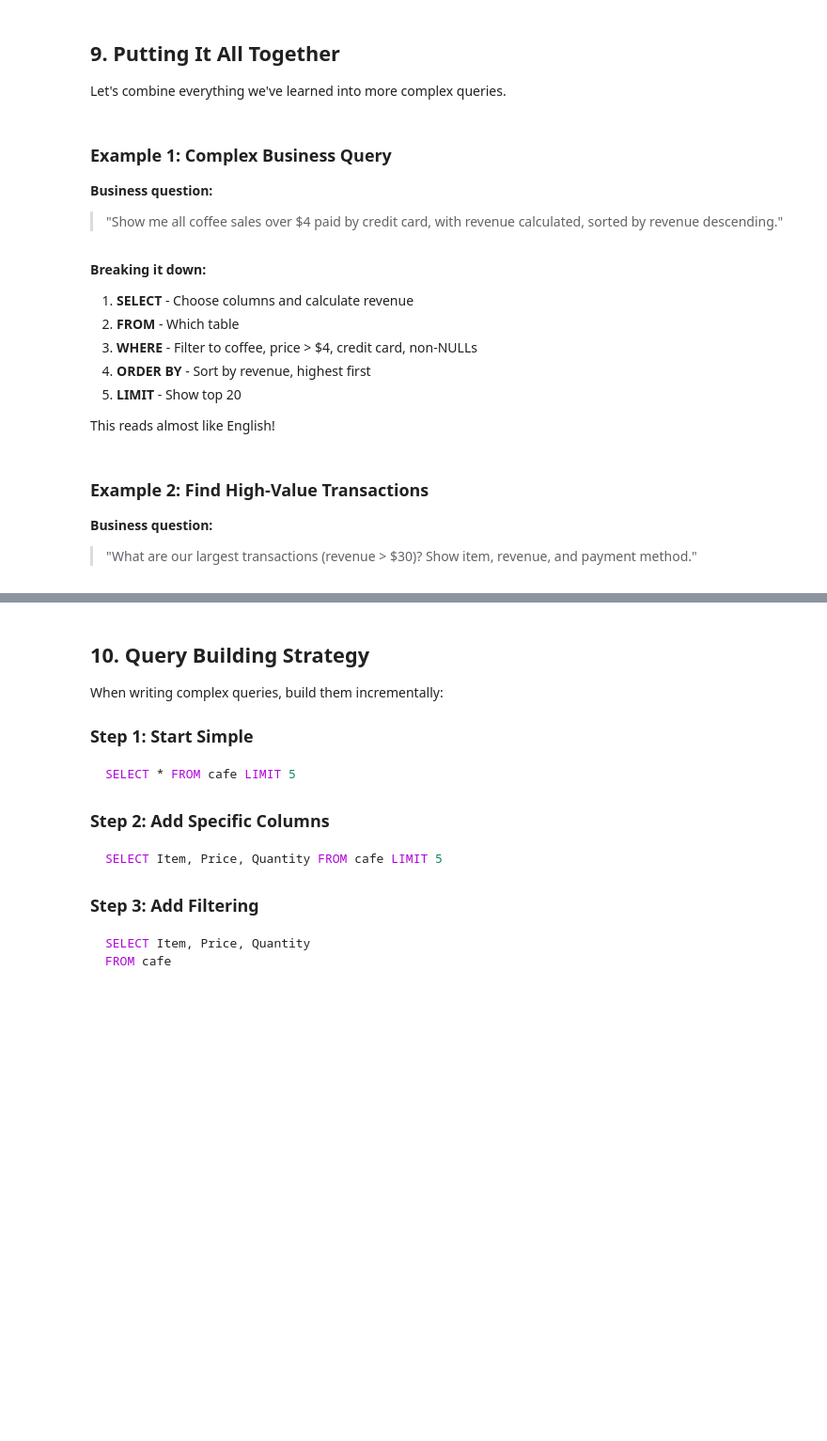
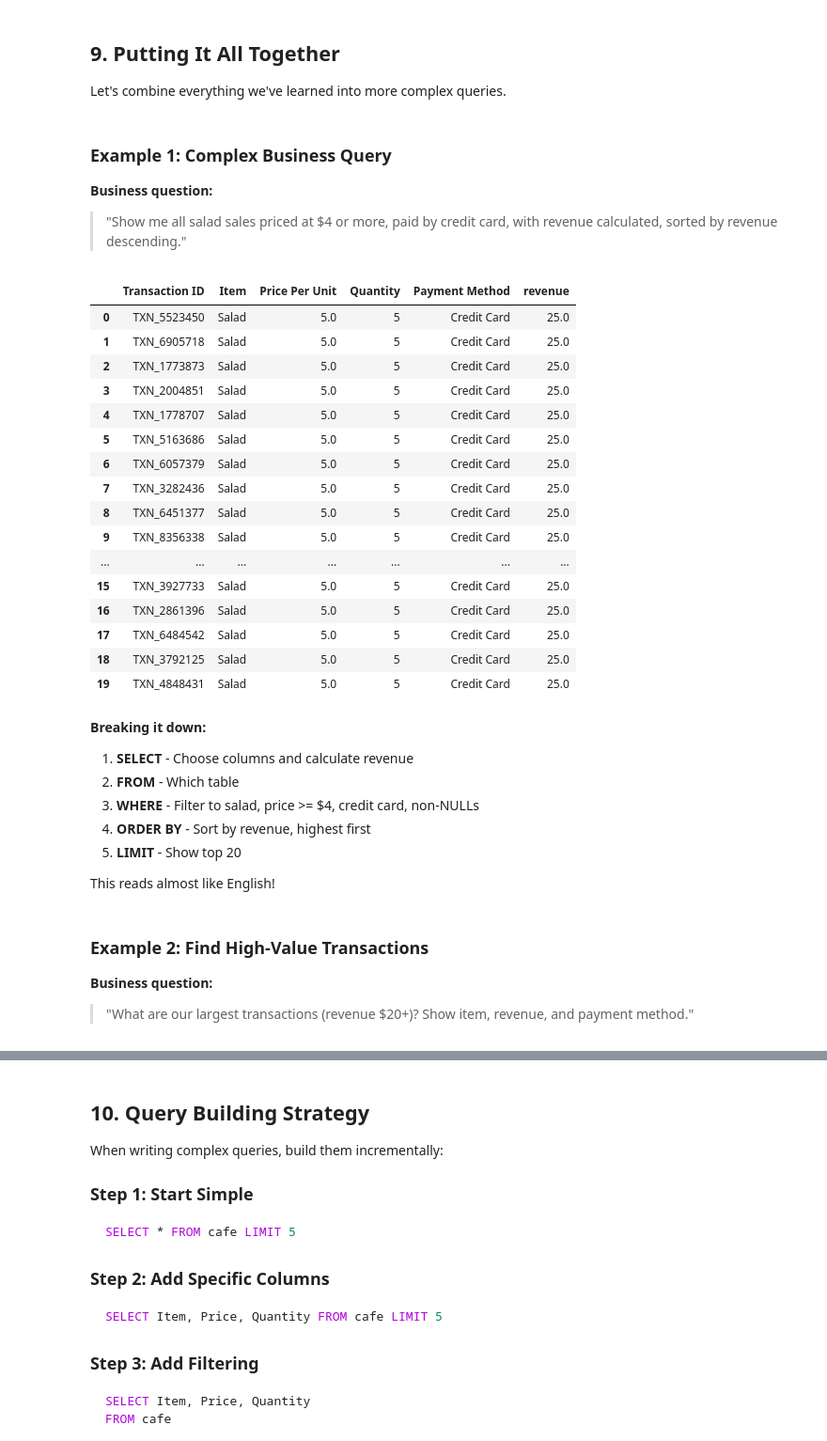
Before and after one commit to hdzmarcela/ECBS5294, a Jupyter notebook: notebooks/day1_block_b_01_sql_foundations.ipynb, the cells around one changed output, grey strips where cells are left out. Shown at 94% size. Drawn from its saved outputs; the diff is of its cells as text; code cells hidden in the pictures; blank space fills up the shorter version.

```diff
--- a/notebooks/day1_block_b_01_sql_foundations.ipynb
+++ b/notebooks/day1_block_b_01_sql_foundations.ipynb
@@ -728,30 +996,48 @@ Let's combine everything we've learned into more complex queries.
 ### Example 1: Complex Business Query
 
 **Business question:**
-> "Show me all coffee sales over $4 paid by credit card, with revenue calculated, sorted by revenue descending."
+> "Show me all salad sales priced at $4 or more, paid by credit card, with revenue calculated, sorted by revenue descending."
 # %%
 con.execute("""
     SELECT
         "Transaction ID",
         Item,
         "Price Per Unit",
         Quantity,
         "Payment Method",
-        ROUND("Price Per Unit"* Quantity, 2) AS revenue
+        ROUND("Price Per Unit" * Quantity, 2) AS revenue
     FROM cafe
-    WHERE Item LIKE '%Coffee%'
-      AND "Price Per Unit"> 4.00
+    WHERE Item = 'Salad'
+      AND "Price Per Unit" >= 4.00
       AND "Payment Method" = 'Credit Card'
-      AND "Price Per Unit"IS NOT NULL
+      AND "Price Per Unit" IS NOT NULL
       AND Quantity IS NOT NULL
     ORDER BY revenue DESC
     LIMIT 20
 """).df()
+# %% [output]
+|  | Transaction ID | Item | Price Per Unit | Quantity | Payment Method | revenue |
+| 0 | TXN_5523450 | Salad | 5.0 | 5 | Credit Card | 25.0 |
+| 1 | TXN_6905718 | Salad | 5.0 | 5 | Credit Card | 25.0 |
+| 2 | TXN_1773873 | Salad | 5.0 | 5 | Credit Card | 25.0 |
+| 3 | TXN_2004851 | Salad | 5.0 | 5 | Credit Card | 25.0 |
+| 4 | TXN_1778707 | Salad | 5.0 | 5 | Credit Card | 25.0 |
+| 5 | TXN_5163686 | Salad | 5.0 | 5 | Credit Card | 25.0 |
+| 6 | TXN_6057379 | Salad | 5.0 | 5 | Credit Card | 25.0 |
+| 7 | TXN_3282436 | Salad | 5.0 | 5 | Credit Card | 25.0 |
+| 8 | TXN_6451377 | Salad | 5.0 | 5 | Credit Card | 25.0 |
+| 9 | TXN_8356338 | Salad | 5.0 | 5 | Credit Card | 25.0 |
+| ... | ... | ... | ... | ... | ... | ... |
+| 15 | TXN_3927733 | Salad | 5.0 | 5 | Credit Card | 25.0 |
+| 16 | TXN_2861396 | Salad | 5.0 | 5 | Credit Card | 25.0 |
+| 17 | TXN_6484542 | Salad | 5.0 | 5 | Credit Card | 25.0 |
+| 18 | TXN_3792125 | Salad | 5.0 | 5 | Credit Card | 25.0 |
+| 19 | TXN_4848431 | Salad | 5.0 | 5 | Credit Card | 25.0 |
 # %% [markdown]
 **Breaking it down:**
 1. **SELECT** - Choose columns and calculate revenue
 2. **FROM** - Which table
-3. **WHERE** - Filter to coffee, price > $4, credit card, non-NULLs
+3. **WHERE** - Filter to salad, price >= $4, credit card, non-NULLs
 4. **ORDER BY** - Sort by revenue, highest first
 5. **LIMIT** - Show top 20
 
@@ -760,7 +1046,7 @@ This reads almost like English!
 ### Example 2: Find High-Value Transactions
 
 **Business question:**
-> "What are our largest transactions (revenue > $30)? Show item, revenue, and payment method."
+> "What are our largest transactions (revenue $20+)? Show item, revenue, and payment method."
 # %%
 con.execute("""
     SELECT
```
Also changed, not shown: parts of 36 cells of this notebook, 5 other files.
